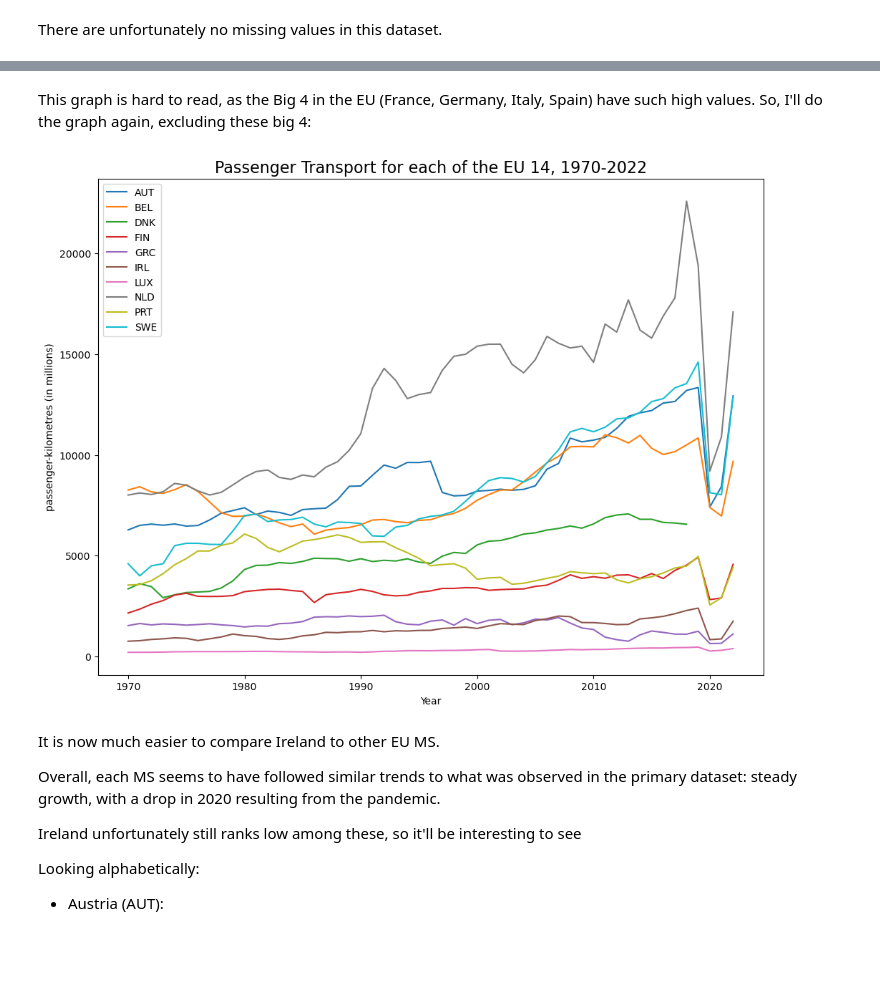
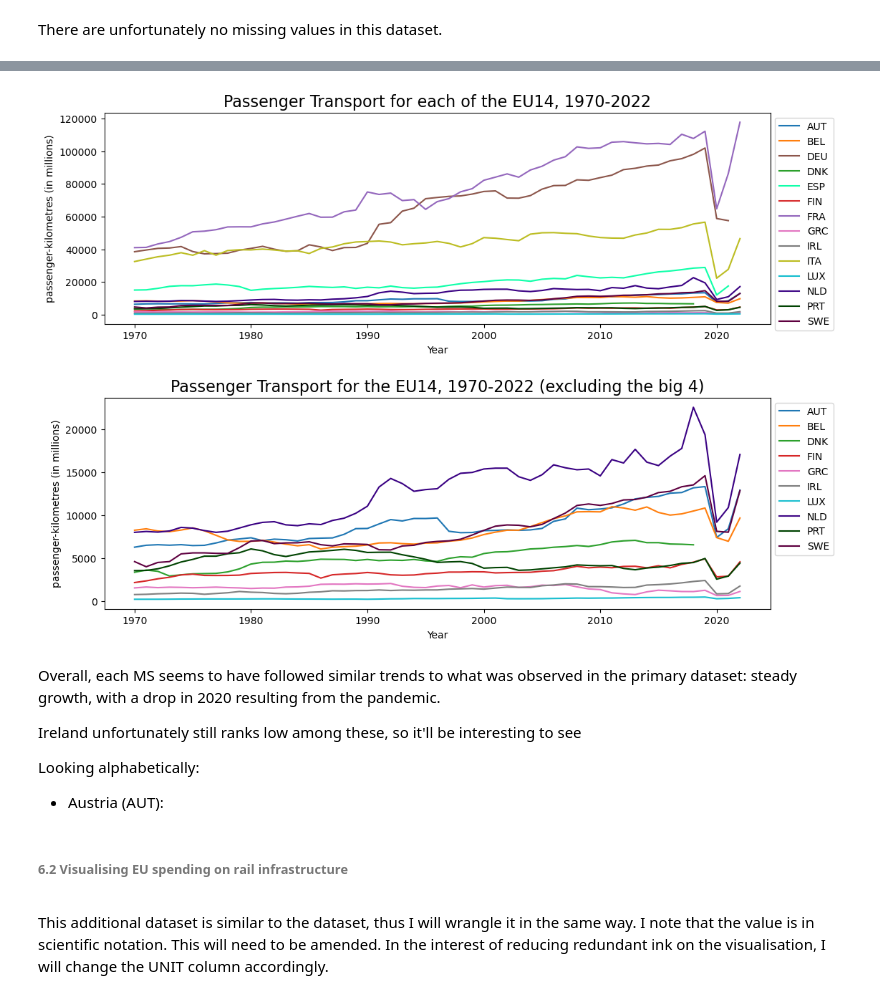
Before and after one commit to EmmaMcC1802/CA2, a Jupyter notebook: Codebook1_DataPrepVis.ipynb, the cells around one changed output, grey strips where cells are left out. Cells and saved outputs as stored; diff of their text form; code cells hidden in the pictures; blank space fills up the shorter version.

```diff
--- a/Codebook1_DataPrepVis.ipynb
+++ b/Codebook1_DataPrepVis.ipynb
@@ -663,30 +734,44 @@ plt.show()
-# %% [markdown]
-This graph is hard to read, as the Big 4 in the EU (France, Germany, Italy, Spain) have such high values. So, I'll do the graph again, excluding these big 4:
-# %%
-df3_EU14_revised = df3_EU14[~df3_EU14['LOCATION'].isin(['FRA', 'DEU', 'ITA', 'ESP'])].reset_index(drop=True)
-
-df3_EU14_revised_pivot = df3_EU14_revised.pivot(index='year', columns='LOCATION', values='Value')
-
-custom_palette2 = sns.color_palette(cc.glasbey_category10, n_colors=len(df3_EU14_revised_pivot.columns))
-
-plt.figure(figsize=(12,9))
-
-for i, LOCATION in enumerate(df3_EU14_revised_pivot.columns):
-    sns.lineplot(x=df3_EU14_revised_pivot.index, y=df3_EU14_revised_pivot[LOCATION], label=LOCATION, color=custom_palette2[i], legend='brief')
-
-plt.xlabel('Year')
-plt.ylabel('passenger-kilometres (in millions)')
-plt.title('Passenger Transport for each of the EU 14, 1970-2022', fontsize=16)
-
-plt.show()
-# %% [output]
-[figure, removed]
+# %%
+def plot_subplot(ax, df, title, exclude_locations=None): #ax is for specifing subplot, locations to exclude is for second subplot to exclude the big 5
+    locations = df['LOCATION'].unique()
+    custom_palette = sns.color_palette(cc.glasbey_category10, n_colors=len(locations))
+    location_color_mapping = dict(zip(locations, custom_palette)) # to ensure consistent colours
+
+    if exclude_locations:
+        df = df[~df['LOCATION'].isin(exclude_locations)].reset_index(drop=True)
+
+    df_pivot = df.pivot(index='year', columns='LOCATION', values='Value')
+    for LOCATION in df_pivot.columns:
+        sns.lineplot(x=df_pivot.index, y=df_pivot[LOCATION], label=LOCATION, color=location_color_mapping[LOCATION], ax=ax, legend='brief')
+
+    ax.set_xlabel('Year')
+    ax.set_ylabel('passenger-kilometres (in millions)')
+    ax.set_title(title, fontsize=16)
+    ax.legend(loc='upper left', bbox_to_anchor=(1, 1))
+
+
+plt.figure(figsize=(12, 9))
+
+ax1 = plt.subplot(2, 1, 1)
+plot_subplot(ax1, df3_EU14, 'Passenger Transport for each of the EU14, 1970-2022')
+
+ax2 = plt.subplot(2, 1, 2)
+plot_subplot(ax2, df3_EU14, 'Passenger Transport for the EU14, 1970-2022 (excluding the big 4)', exclude_locations=['FRA', 'DEU', 'ITA', 'ESP'])
+
+plt.subplots_adjust(hspace=0.35)
+plt.show()
+# %% [output]
+[figure, added]
 # %% [markdown]
-It is now much easier to compare Ireland to other EU MS.
-
 Overall, each MS seems to have followed similar trends to what was observed in the primary dataset: steady growth, with a drop in 2020 resulting from the pandemic.
 
 Ireland unfortunately still ranks low among these, so it'll be interesting to see
 
 Looking alphabetically:
 * Austria (AUT):
+# %% [markdown]
+<summary style="color:blue;">
+
+###### 6.2 Visualising EU spending on rail infrastructure
+
+</summary>
@@ -692,0 +783,3 @@ Looking alphabetically:
+# %% [markdown]
+This additional dataset is similar to the dataset, thus I will wrangle it in the same way.
+I note that the value is in scientific notation. This will need to be amended. In the interest of reducing redundant ink on the visualisation, I will change the UNIT column accordingly.
```
Also changed, not shown: parts of 17 cells of this notebook, 2 other files.
